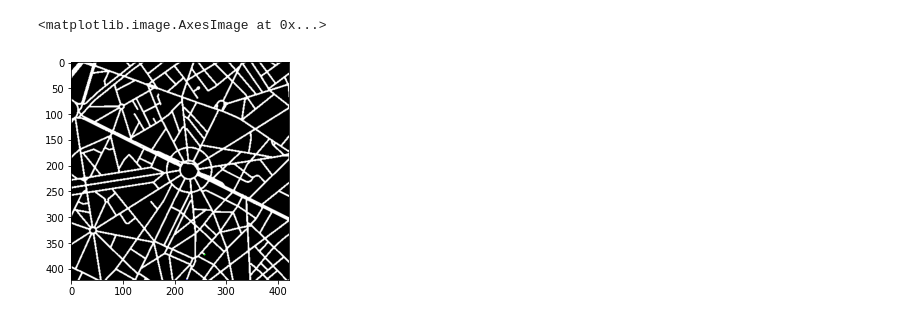
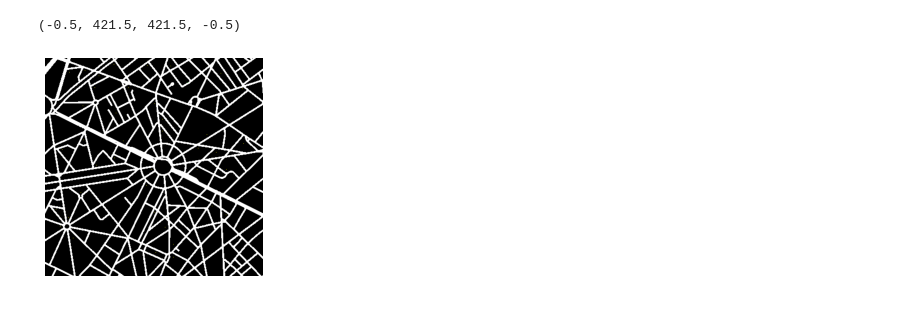
Before and after one commit to mluigi/gridworlds, a Jupyter notebook: Path Planning in Urban Areas.ipynb, the cells around one changed output. Cells and saved outputs as stored; diff of their text form; code cells hidden in the pictures.

```diff
--- a/Path Planning in Urban Areas.ipynb
+++ b/Path Planning in Urban Areas.ipynb
@@ -8,8 +11,9 @@ from tqdm.notebook import tqdm
 # %%
 image = Image.open('urban grids/paris.png')
 size = image.size
 data = np.asarray(image)
 plt.imshow(image)
+plt.axis('off')
 # %% [output]
-<matplotlib.image.AxesImage at 0x...>
+(-0.5, 421.5, 421.5, -0.5)
-[figure, old version]
+[figure, new version]
```
Also changed, not shown: parts of 15 cells of this notebook, 4 other files.
